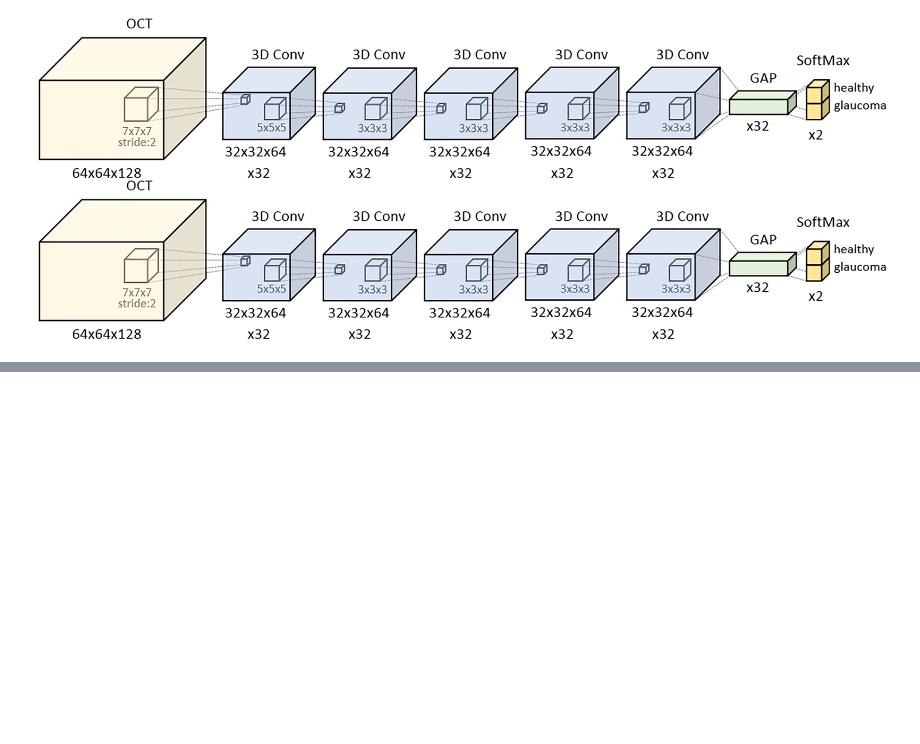
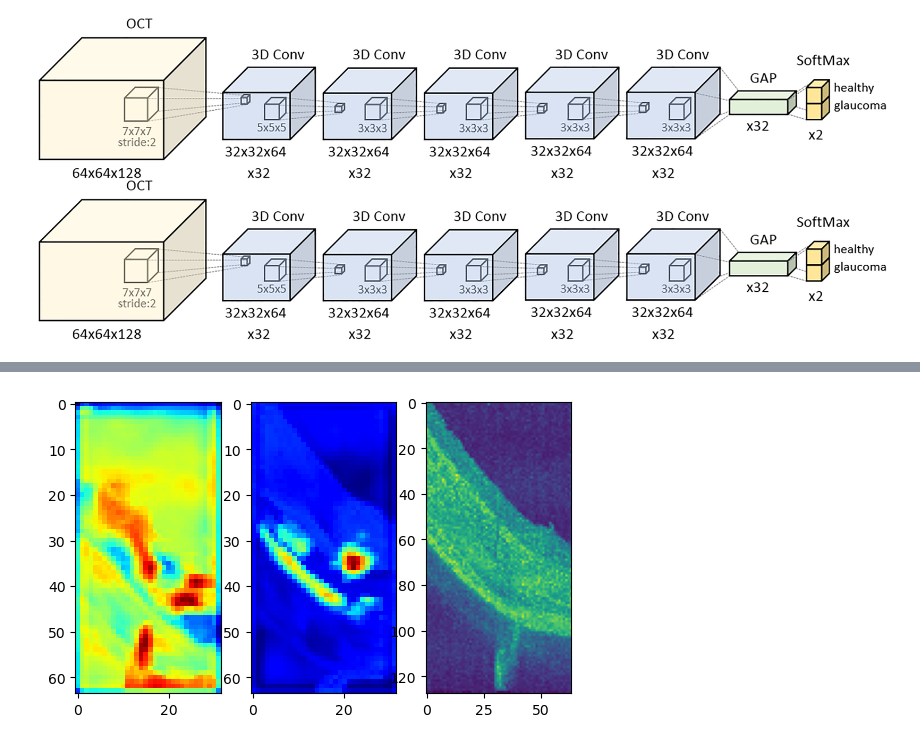
Before and after one commit to tbchuotmd/OCTCV, a Jupyter notebook: p5_Modeling/modeling.ipynb, the cells around one changed output, grey strips where cells are left out. Saved outputs shown, nothing was run; the diff lists cells and outputs as text; code cells hidden in the pictures; blank space fills up the shorter version.

```diff
--- a/p5_Modeling/modeling.ipynb
+++ b/p5_Modeling/modeling.ipynb
@@ -59,7 +48,13 @@ c_train.head()
 # %% [markdown]
 For the case of a unimodal CNN, the entirety of X will be the image data - however, to conserve RAM, will keep as filepaths for now and define a custom function to load the arrays for a given set during training.
 # %%
-yX_split = lambda df : (df.glaucoma.values, df.normalized_array.values)
+def yX_split(df):
+    yvals = df.glaucoma.values
+    yinv =  (df.glaucoma - 1).abs().values
+    y = np.stack((yvals,yinv),axis=1)
+    disp_col = [ c for c in df.columns if c.startswith('display') ][0]
+    X_paths = df[['normalized_array',disp_col]]
+    return y,X_paths
 
 # Volume Dataset
 vy_test,vX_test_paths = yX_split(v_test)
@@ -168,0 +361,12 @@ plt.title('AUC over Epochs')
+# %%
+def plotCAMsettrio(index,axis_norm=0):
+    _,(a,b,c) = plt.subplots(1,3)
+
+    plotCAM(index,0,ax=a)
+    plotCAM(index,1,ax=b)
+    image = vizInputParser(vX_test_paths.iloc[index,1])
+    c.imshow(np.max(image,axis=axis_norm))#,cmap='jet')
+
+plotCAMsettrio(0)
+# %% [output]
+[figure, added]
```
Also changed, not shown: parts of 23 cells of this notebook, 7 other files.
